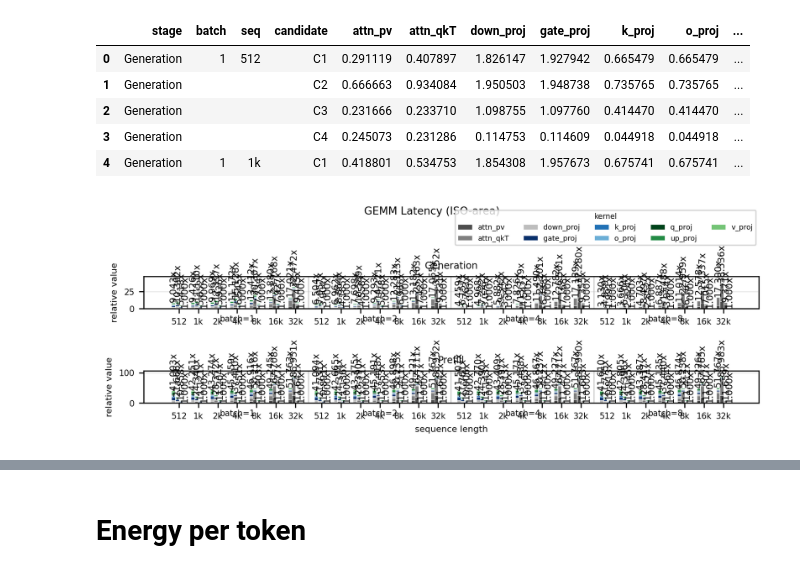
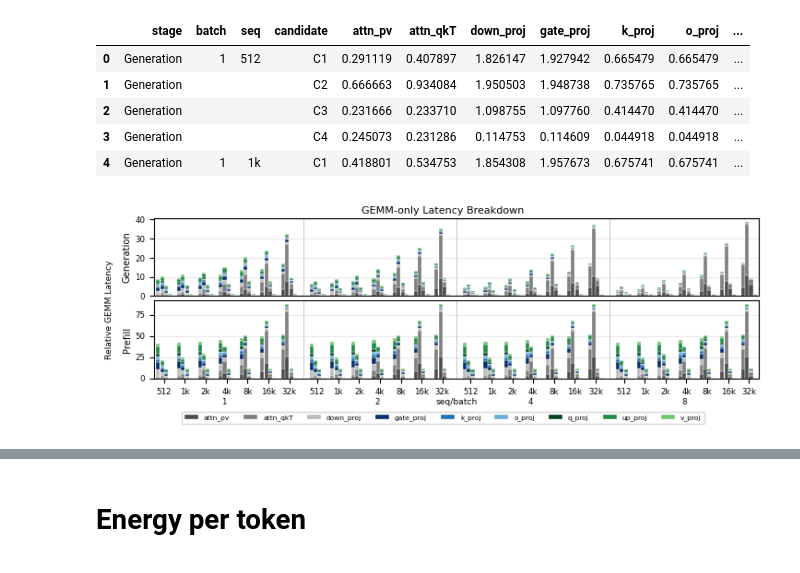
Before and after one commit to jang1664/vortex, a Jupyter notebook: analysis_workspace/latency_on_hw/plot.ipynb, the cells around one changed output, grey strips where cells are left out. Drawn from its saved outputs; the diff is of its cells as text; code cells hidden in the pictures.

```diff
--- a/analysis_workspace/latency_on_hw/plot.ipynb
+++ b/analysis_workspace/latency_on_hw/plot.ipynb
@@ -1124,6 +1193,11 @@ MAIN_ALL_KNOBS = WideBarKnobs(
     auto_bar_width=True,
     x_candidate_group_gap=0.25,
     candidate_gap=0.01,
+    x_pad_left=0.1,
+    x_pad_right=0.1,
+    # Per-row overrides are also supported.
+    # stage_x_pad_left={"Generation": 0.5, "Prefill": 0.5},
+    # stage_x_pad_right={"Generation": 0.5, "Prefill": 0.5},
     x_tick_visibility="last",
     x_tick_label_visibility="last",
     x_axis_label_visibility="last",
@@ -1144,7 +1218,11 @@ MAIN_ALL_KNOBS = WideBarKnobs(
     group_label_va="center",
     group_label_rotation=0.0,
     group_label_fontsize=TICK_LABEL_FONTSIZE,
-    y_label="Relative Latency",
+    y_label="",
+    figure_y_label="Relative Latency",
+    figure_y_label_x=-0.001,
+    figure_y_label_y=0.5,
+    figure_y_label_fontsize=AXIS_LABEL_FONTSIZE,
     # Y grid/tick interval. Use global values or per-row stage overrides.
     # y_major_tick_interval=2.0,
     # y_minor_tick_interval=1.0,
@@ -1152,7 +1230,7 @@ MAIN_ALL_KNOBS = WideBarKnobs(
     # stage_y_minor_tick_intervals={"Generation": 1.0, "Prefill": 0.5},
     stage_label_position="left",
     stage_label_rotation=90.0,
-    stage_label_x=-0.065,
+    stage_label_x=-0.035,
     stage_label_y=0.5,
     stage_label_fontsize=SUBPLOT_TITLE_FONTSIZE,
     stage_label_ha="center",
@@ -1216,17 +1294,74 @@ figure data source: cache
 | 3 | Generation |  |  | C4 | 0.245073 | 0.231286 | 0.114753 | 0.114609 | 0.044918 | 0.044918 | ... |
 | 4 | Generation | 1 | 1k | C1 | 0.418801 | 0.534753 | 1.854308 | 1.957673 | 0.675741 | 0.675741 | ... |
 # %%
-# Draw GEMM-only latency from main_all_gemm_only_result.figure_data.
+# Draw GEMM-only latency breakdown from main_all_gemm_only_result.figure_data.
+GEMM_BREAKDOWN_KNOBS = StackedBarKnobs(
+    title_fontsize=TITLE_FONTSIZE,
+    title_x=0.5,
+    title_y=0.85,
+    subplot_title_fontsize=SUBPLOT_TITLE_FONTSIZE,
+    axis_label_fontsize=AXIS_LABEL_FONTSIZE,
+    tick_label_fontsize=TICK_LABEL_FONTSIZE,
+    legend_fontsize=LEGEND_FONTSIZE,
+    legend_title_fontsize=LEGEND_TITLE_FONTSIZE,
+    legend_title="",
+    legend_position="bottom",
+    legend_ncol=9,
+    legend_title_right_y=0.985,
+    legend_bbox_to_anchor=(0.5, 0.1),
+    value_labels=False,
+    value_label_fontsize=VALUE_LABEL_FONTSIZE,
+    value_label_rotation=VALUE_LABEL_ROTATION,
+    auto_bar_width=True,
+    x_candidate_group_gap=0.25,
+    candidate_gap=0.01,
+    x_pad_left=0.1,
+    x_pad_right=0.1,
+    x_tick_visibility="last",
+    x_tick_label_visibility="last",
+    x_axis_label_visibility="last",
+    x_label="seq/batch",
+    x_axis_label_location="custom",
+    x_axis_label_x=0.5,
+    x_axis_label_y=-0.3,
+    x_axis_label_ha="center",
+    x_axis_label_va="center",
+    x_axis_label_rotation=0.0,
+    x_axis_label_fontsize=AXIS_LABEL_FONTSIZE,
+    group_label_visibility="last",
+    group_label_format="{batch}",
+    group_label_x_position="center",
+    group_label_y=-0.30,
+    group_label_ha="right",
+    group_label_va="center",
+    group_label_rotation=0.0,
+    group_label_fontsize=TICK_LABEL_FONTSIZE,
+    y_label="",
+    figure_y_label="Relative GEMM Latency",
+    figure_y_label_x=-0.005,
+    figure_y_label_y=0.5,
+    figure_y_label_fontsize=AXIS_LABEL_FONTSIZE,
+    stage_y_major_tick_intervals={"Generation": 10.0, "Prefill": 25.0},
+    stage_label_position="left",
+    stage_label_rotation=90.0,
+    stage_label_x=-0.045,
+    stage_label_y=0.5,
+    stage_label_fontsize=SUBPLOT_TITLE_FONTSIZE,
+    stage_label_ha="center",
+    stage_label_va="center",
+    y_lim_top_scale=1.05,
+    figsize=(7.16, 3.2),
+    subplot_hspace=0.06,
+)
+
 if DRAW_FIGURES:
     fig, axes, text_handles, fig_path = draw_stacked_kernel_bars(
         main_all_gemm_only_result.figure_data,
-        title="GEMM Latency (ISO-area)",
+        title="GEMM-only Latency Breakdown",
         out_dir=main_all_gemm_only_result.out_dir,
         filename="main_all_gemm_only_from_cache",
-        knobs=GEMM_ONLY_KNOBS,
+        knobs=GEMM_BREAKDOWN_KNOBS,
     )
     main_all_gemm_only_result.figure_path = fig_path
-    if DISPLAY_FIGURES:
-        display_plot(main_all_gemm_only_result, fig, prefer_saved=SAVE_FIGURES)
 # %% [output]
-[figure, old version]
+[figure, new version]
```
Also changed, not shown: parts of 11 cells of this notebook.
